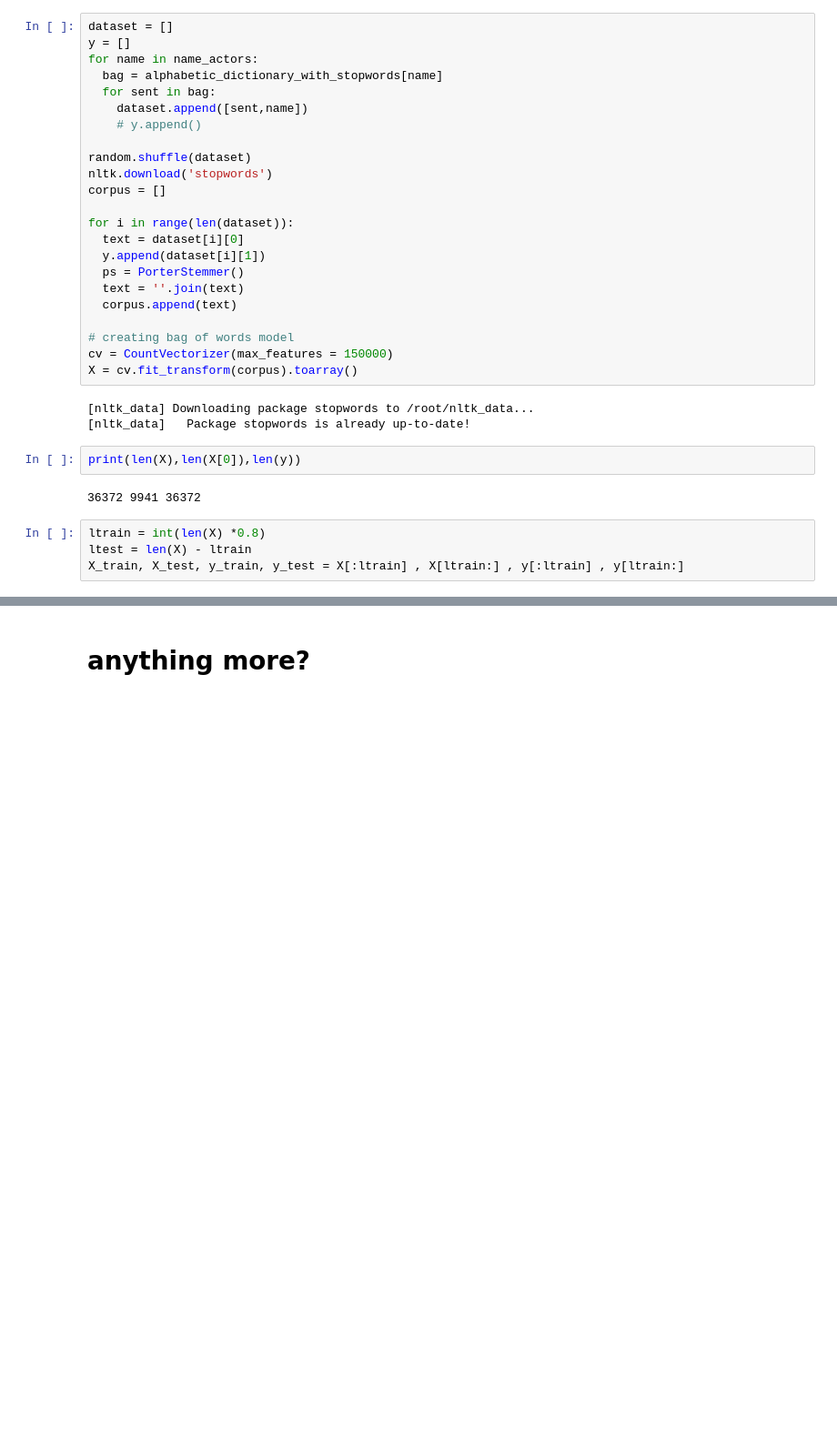
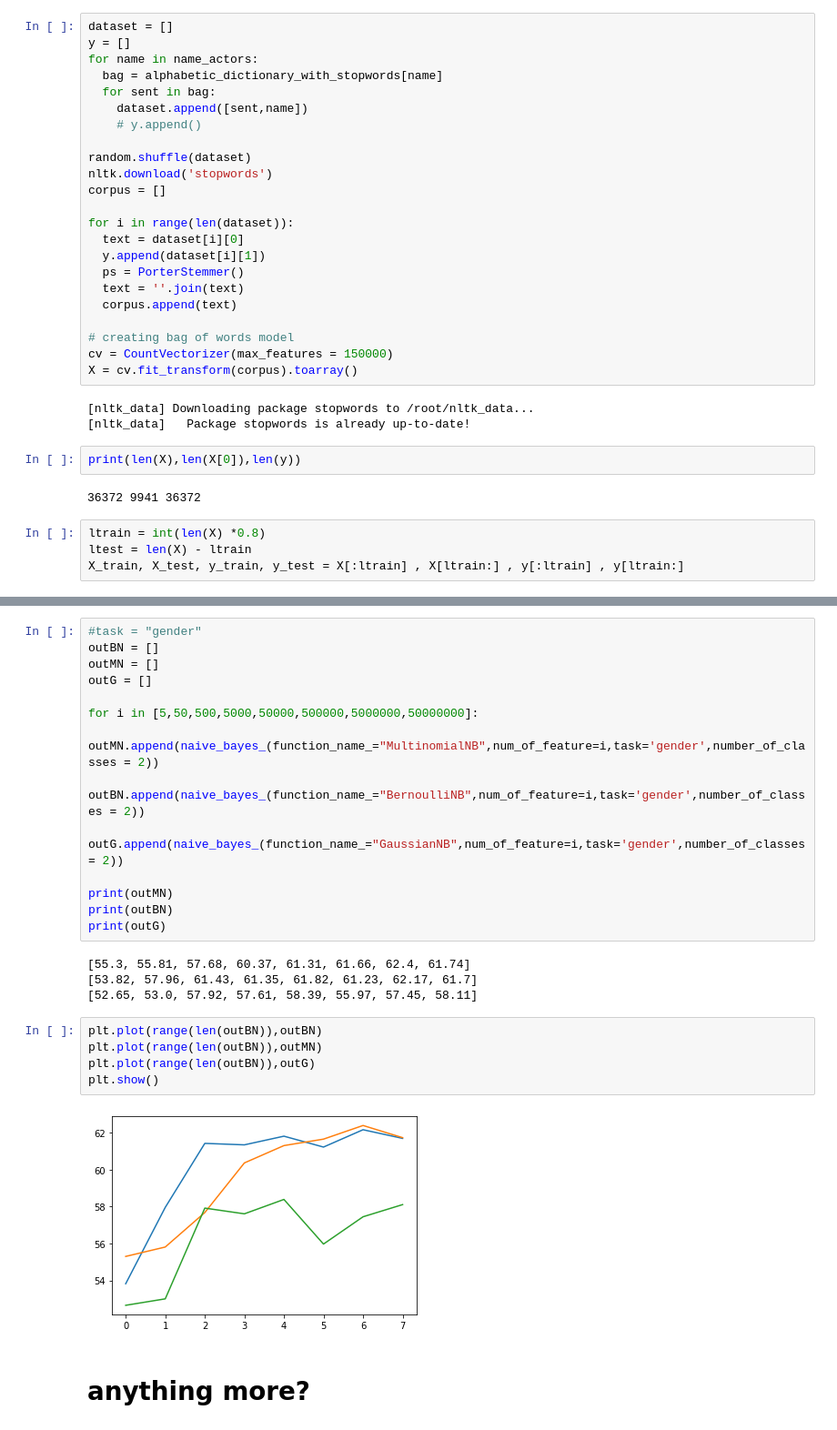
Before and after one commit to aSafarpoor/AI_Project_BypedalWalker, a Jupyter notebook: NLP_HW2.ipynb, the cells around one changed output, grey strips where cells are left out. Shown at 91% size. Cells and saved outputs as stored; diff of their text form; blank space fills up the shorter version.

```diff
--- a/NLP_HW2.ipynb
+++ b/NLP_HW2.ipynb
@@ -1090,2 +1377,27 @@ guess
+# %%
+#task = "gender"
+outBN = []
+outMN = []
+outG = []
+
+for i in [5,50,500,5000,50000,500000,5000000,50000000]:
+  outMN.append(naive_bayes_(function_name_="MultinomialNB",num_of_feature=i,task='gender',number_of_classes = 2))
+  outBN.append(naive_bayes_(function_name_="BernoulliNB",num_of_feature=i,task='gender',number_of_classes = 2))
+  outG.append(naive_bayes_(function_name_="GaussianNB",num_of_feature=i,task='gender',number_of_classes = 2))
+
+print(outMN)
+print(outBN)
+print(outG)
+# %% [output]
+[55.3, 55.81, 57.68, 60.37, 61.31, 61.66, 62.4, 61.74]
+[53.82, 57.96, 61.43, 61.35, 61.82, 61.23, 62.17, 61.7]
+[52.65, 53.0, 57.92, 57.61, 58.39, 55.97, 57.45, 58.11]
+# %%
+plt.plot(range(len(outBN)),outBN)
+plt.plot(range(len(outBN)),outMN)
+plt.plot(range(len(outBN)),outG)
+plt.show()
+# %% [output]
+[figure, added]
 # %% [markdown]
 # anything more?
```
Also changed, not shown: parts of 58 cells of this notebook.
